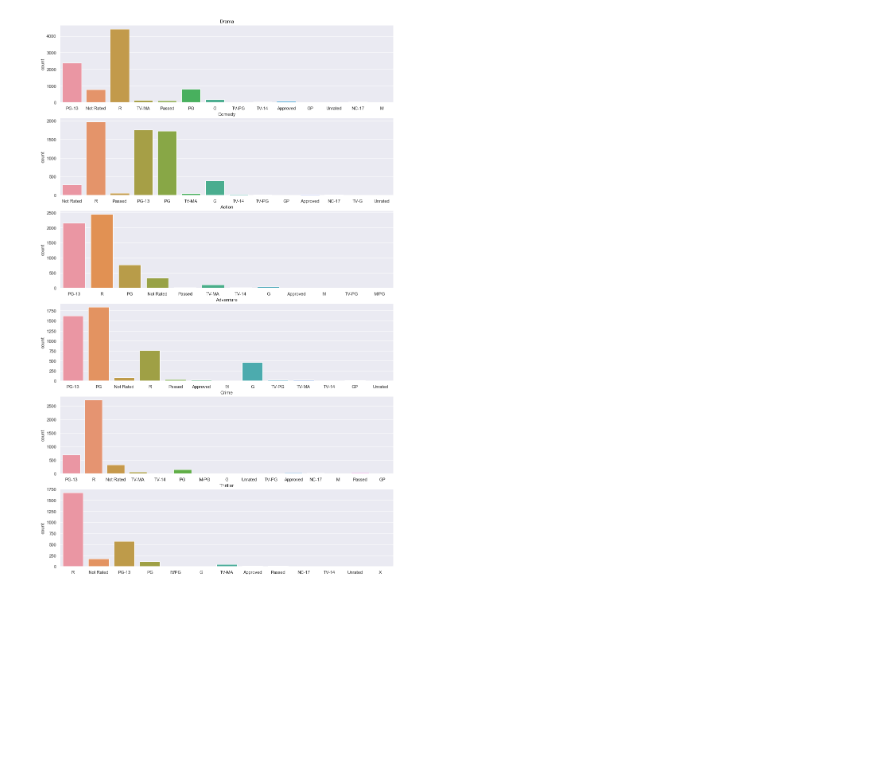
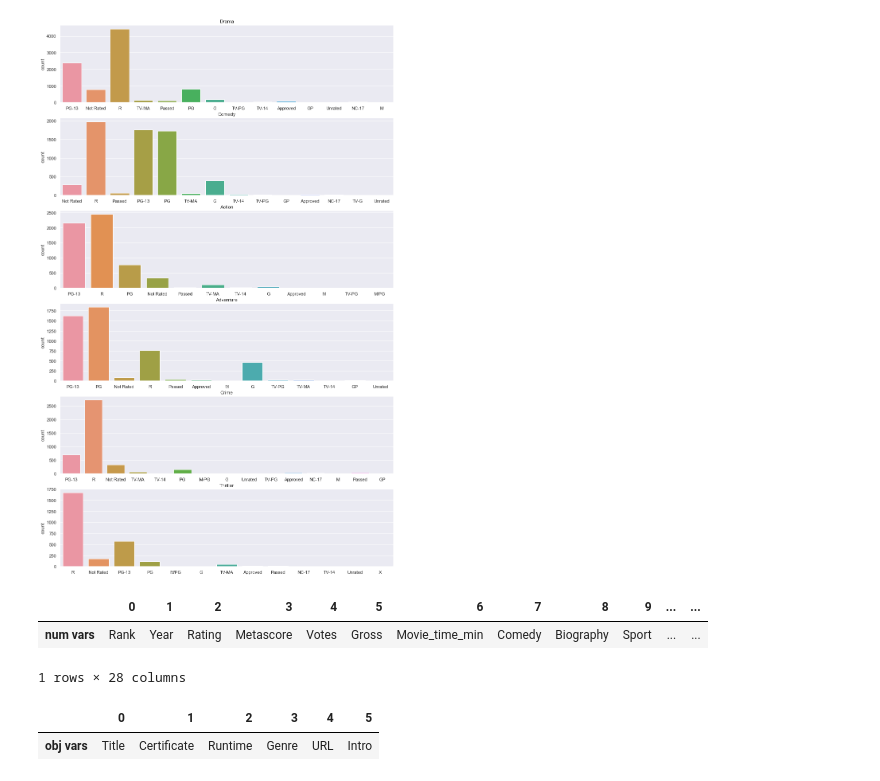
Before and after one commit to amoroma-bb/IMDb-Scrap-EDA, a Jupyter notebook: IMDb-Data Analysis.ipynb, the cells around one changed output. Saved outputs shown, nothing was run; the diff lists cells and outputs as text; code cells hidden in the pictures; blank space fills up the shorter version.

```diff
--- a/IMDb-Data Analysis.ipynb
+++ b/IMDb-Data Analysis.ipynb
@@ -337,3 +406,17 @@ for i in range(len(top_6)):
     ax.set(title=pre[i],xlabel='')
 # %% [output]
 [figure]
+# %%
+num_vars = data.columns[data.dtypes != 'object']
+obj_vars = data.columns[data.dtypes == 'object']
+
+pd.DataFrame(num_vars, columns=['num vars']).T
+# %% [output]
+|  | 0 | 1 | 2 | 3 | 4 | 5 | 6 | 7 | 8 | 9 | ... | ... |
+| num vars | Rank | Year | Rating | Metascore | Votes | Gross | Movie_time_min | Comedy | Biography | Sport | ... | ... |
+1 rows × 28 columns
+# %%
+pd.DataFrame(obj_vars, columns=['obj vars']).T
+# %% [output]
+|  | 0 | 1 | 2 | 3 | 4 | 5 |
+| obj vars | Title | Certificate | Runtime | Genre | URL | Intro |
```
Also changed, not shown: parts of 5 cells of this notebook.
